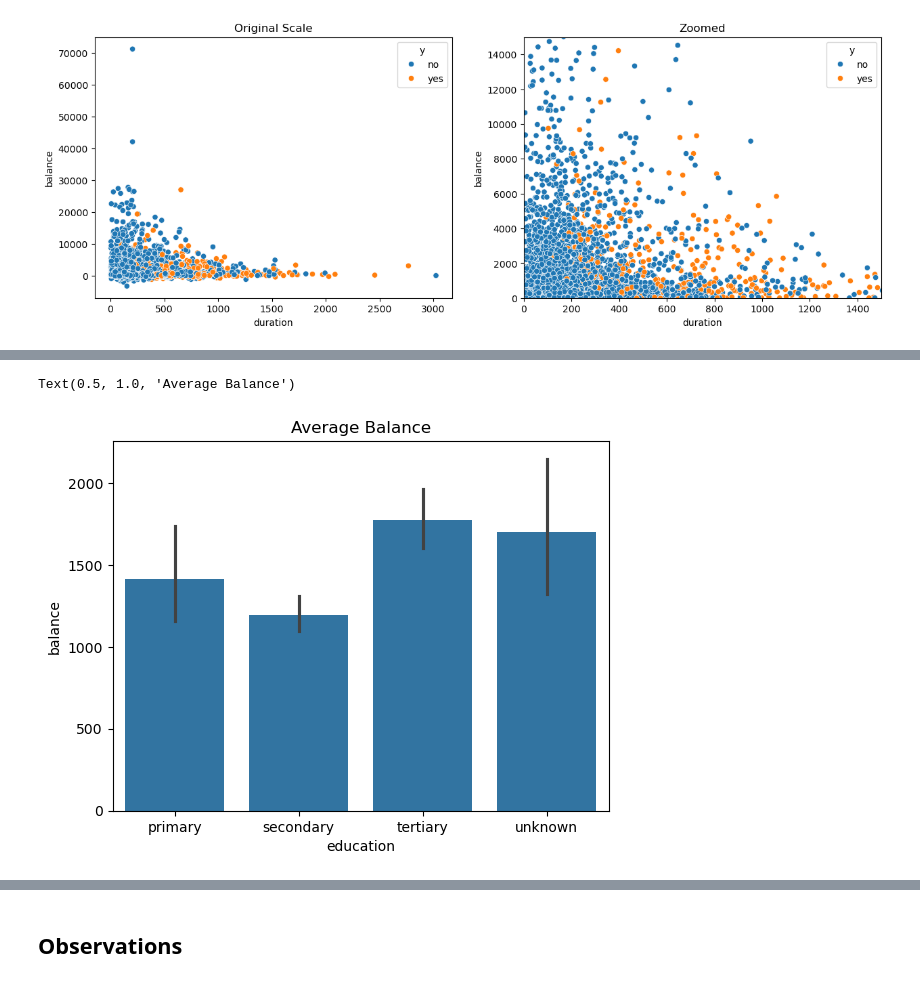
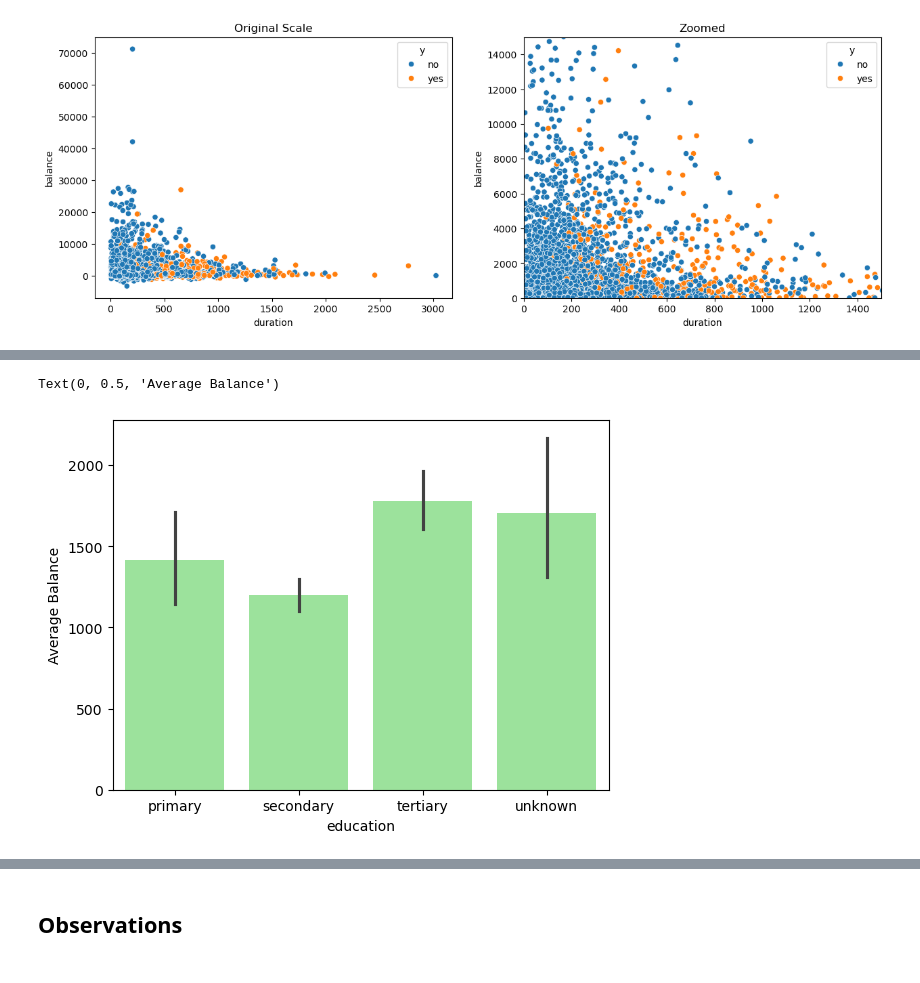
Before and after one commit to ka-rachit/Init_Tasks, a Jupyter notebook: Task2/task2_Rachit.ipynb, the cells around one changed output, grey strips where cells are left out. Saved outputs shown, nothing was run; the diff lists cells and outputs as text; code cells hidden in the pictures.

```diff
--- a/Task2/task2_Rachit.ipynb
+++ b/Task2/task2_Rachit.ipynb
@@ -120,9 +133,9 @@ Text(0.5, 1.0, 'Zoomed')
 # %%
-sns.barplot(x='education', y='balance', data=df, estimator=np.mean, color='')
-plt.title("Average Balance")
+sns.barplot(x='education', y='balance', data=df, estimator=np.mean, color='lightgreen')
+plt.ylabel("Average Balance")
 # %% [output]
-Text(0.5, 1.0, 'Average Balance')
+Text(0, 0.5, 'Average Balance')
-[figure, old version]
+[figure, new version]
 # %%
 # Outlier Check
 df['duration'].iplot(kind='box')
```
Also changed, not shown: parts of 29 cells of this notebook.
